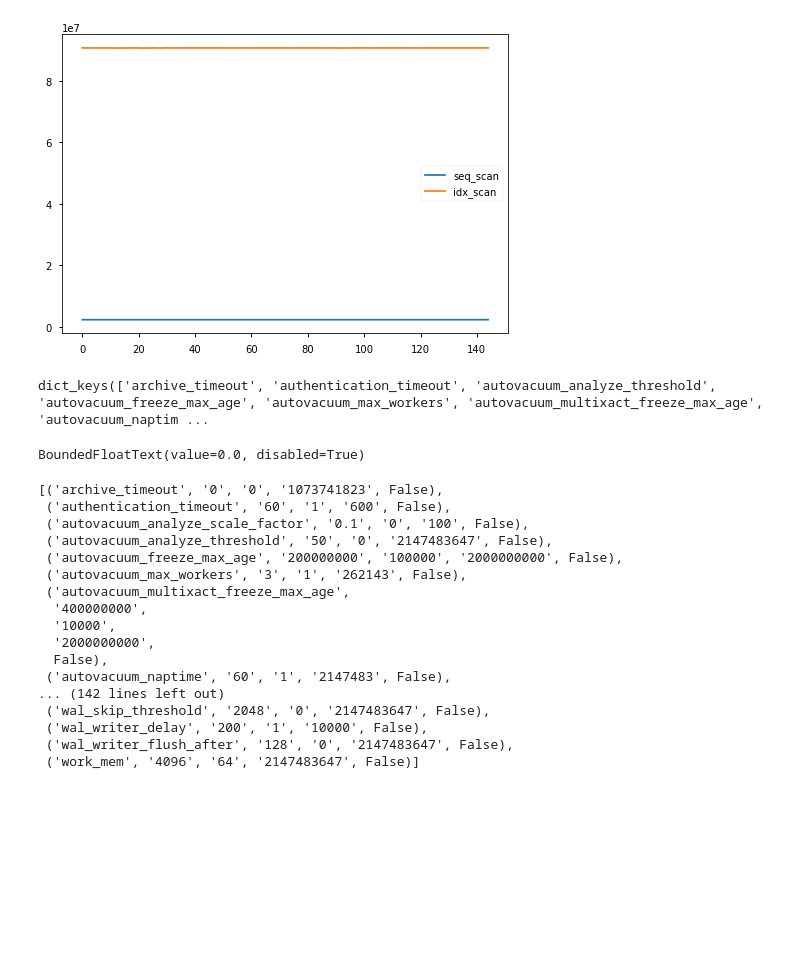
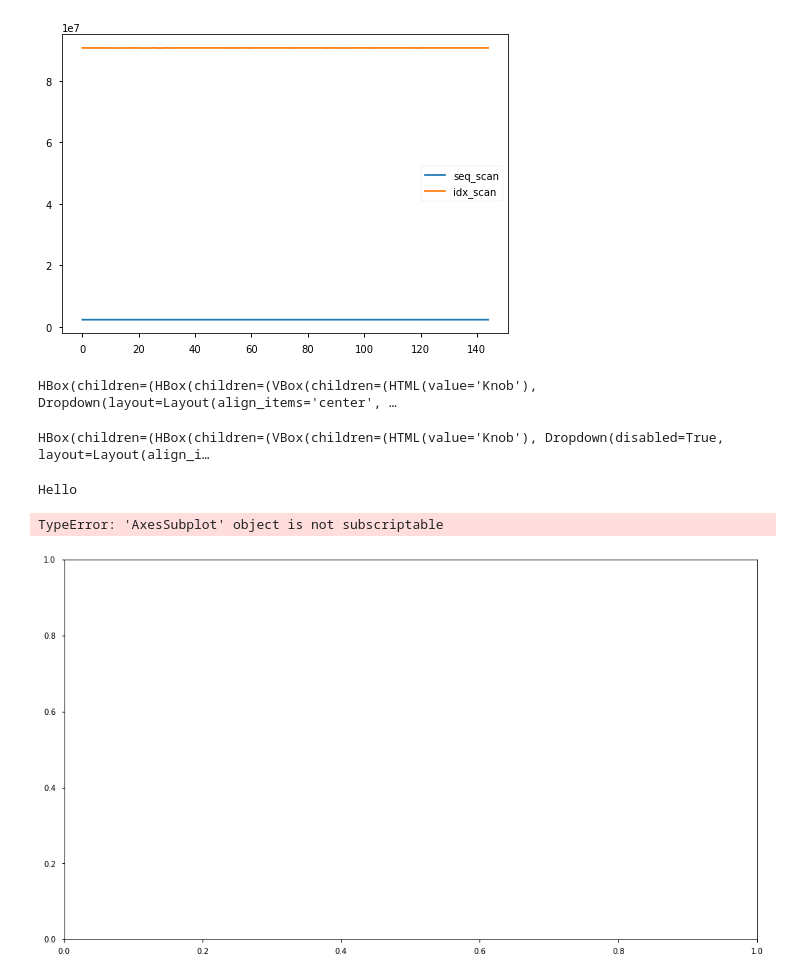
Before and after one commit to allene-ha/EDA_Framework, a Jupyter notebook: pgsql_query.ipynb, the cells around one changed output. Saved outputs shown, nothing was run; the diff lists cells and outputs as text; code cells hidden in the pictures; blank space fills up the shorter version.

```diff
--- a/pgsql_query.ipynb
+++ b/pgsql_query.ipynb
@@ -70,38 +70,29 @@ VBox(children=(Button(description='Read query throughput and performance', layou
 [interactive output not drawn]
 [interactive output not drawn]
 [figure]
-# %%
-from query import q_
-
-res = q_("SELECT name, setting From pg_settings;")
-
-res = [i for i in res if i[1].isdigit()]
-knob = {x:y for x,y in res}
-knob.keys()
-# %% [output]
-dict_keys(['archive_timeout', 'authentication_timeout', 'autovacuum_analyze_threshold', 'autovacuum_freeze_max_age', 'autovacuum_max_workers', 'autovacuum_multixact_freeze_max_age', 'autovacuum_naptim ...
-# %%
-import ipywidgets as widgets
-widgets.BoundedFloatText(value = None, disabled = True)
-# %% [output]
-BoundedFloatText(value=0.0, disabled=True)
-# %%
-q_("SELECT name, setting, min_val, max_val From pg_settings where pending_restart = False and (vartype = 'integer' or vartype = 'real');")
-# %% [output]
-[('archive_timeout', '0', '0', '1073741823', False),
- ('authentication_timeout', '60', '1', '600', False),
- ('autovacuum_analyze_scale_factor', '0.1', '0', '100', False),
- ('autovacuum_analyze_threshold', '50', '0', '2147483647', False),
- ('autovacuum_freeze_max_age', '200000000', '100000', '2000000000', False),
- ('autovacuum_max_workers', '3', '1', '262143', False),
- ('autovacuum_multixact_freeze_max_age',
-  '400000000',
-  '10000',
-  '2000000000',
-  False),
- ('autovacuum_naptime', '60', '1', '2147483', False),
-... (142 lines left out)
- ('wal_skip_threshold', '2048', '0', '2147483647', False),
- ('wal_writer_delay', '200', '1', '10000', False),
- ('wal_writer_flush_after', '128', '0', '2147483647', False),
- ('work_mem', '4096', '64', '2147483647', False)]
+# %%
+from run_experiment import run
+
+run()
+# %% [output]
+HBox(children=(HBox(children=(VBox(children=(HTML(value='Knob'), Dropdown(layout=Layout(align_items='center', …
+HBox(children=(HBox(children=(VBox(children=(HTML(value='Knob'), Dropdown(disabled=True, layout=Layout(align_i…
+# %%
+print("Hello")
+# %% [output]
+Hello
+# %%
+from matplotlib import pyplot as plt
+import numpy as np
+import pandas as pd
+x,y=range(100), range(10)
+z=np.random.random((len(x),len(y)))
+Y=[z[i].sum() for i in range(len(x))]
+z=pd.DataFrame(z).unstack().reset_index()
+
+#Plot data
+fig, axs = plt.subplots(1,1,figsize=(16,9))
+axs[0].plot(Y)
+# %% [output]
+TypeError: 'AxesSubplot' object is not subscriptable
+[figure, added]
```
Also changed, not shown: parts of 6 cells of this notebook, 3 other files.
